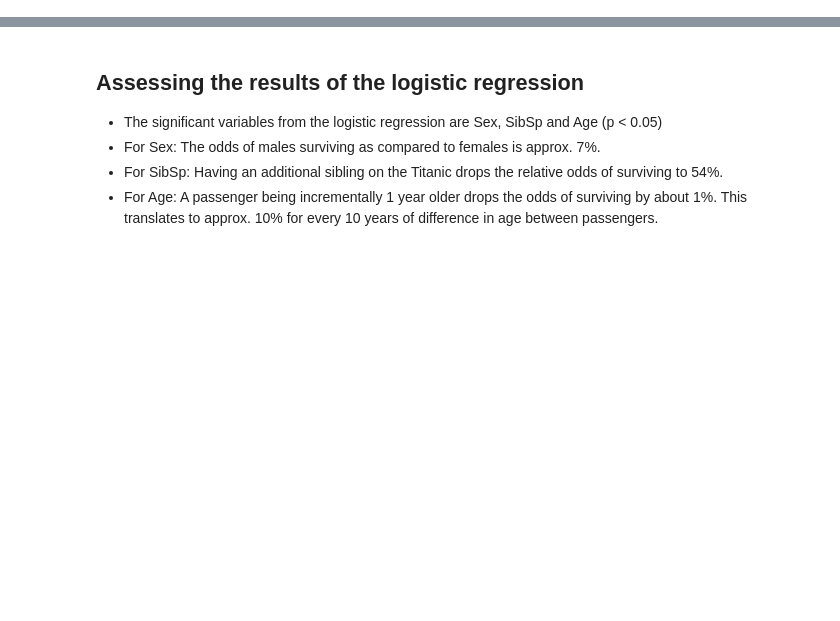
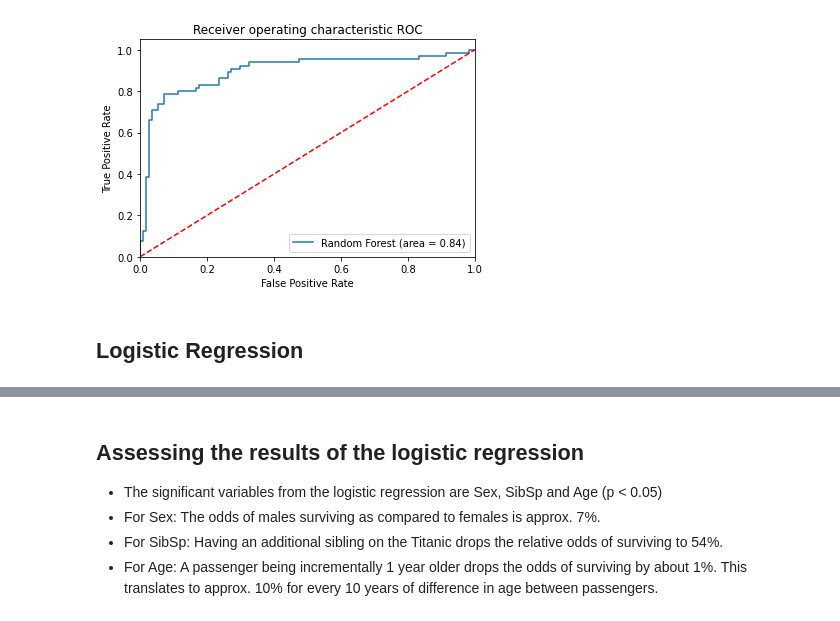
Before and after one commit to asimdatye/Kaggle-Titanic-Challenge, a Jupyter notebook: modeldev.ipynb, the cells around one changed output, grey strips where cells are left out. Saved outputs shown, nothing was run; the diff lists cells and outputs as text; code cells hidden in the pictures; blank space fills up the shorter version.

```diff
--- a/modeldev.ipynb
+++ b/modeldev.ipynb
@@ -127,0 +100,5 @@ array([[0., 1.],
+# %%
+rf = RandomForestClassifier(max_depth=5, random_state=0, n_estimators = 100)
+rf.fit(X_train, y_train)
+
+rf.predict_proba(X_test)
@@ -128 +123,20 @@ array([[0., 1.],
+# %%
+tree_roc_auc = roc_auc_score(y_test, rf.predict(X_test))
+fpr, tpr, thresholds = roc_curve(y_test, rf.predict_proba(X_test)[:,1])
+
+plt.figure()
+plt.plot(fpr, tpr, label='Random Forest (area = %0.2f)' % tree_roc_auc)
+plt.plot([0, 1], [0, 1],'r--')
+plt.xlim([0.0, 1.0])
+plt.ylim([0.0, 1.05])
+plt.xlabel('False Positive Rate')
+plt.ylabel('True Positive Rate')
+plt.title('Receiver operating characteristic ROC')
+plt.legend(loc="lower right")
+
+plt.show()
+# %% [output]
+[figure, added]
+# %% [markdown]
+## Logistic Regression
 # %%
```
Also changed, not shown: parts of 14 cells of this notebook.
